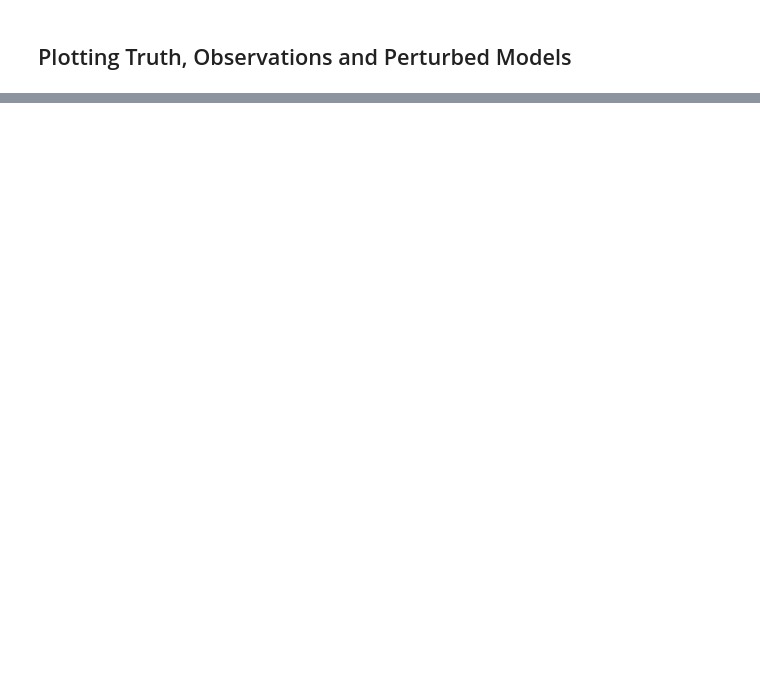
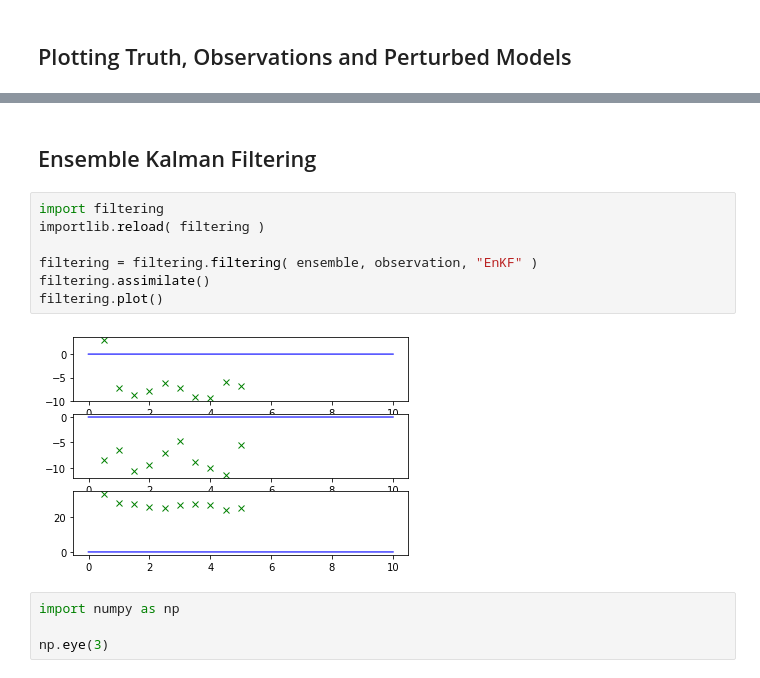
Before and after one commit to FlorianBeiser/Lorenz63, a Jupyter notebook: assimilation.ipynb, the cells around one changed output, grey strips where cells are left out. Cells and saved outputs as stored; diff of their text form; blank space fills up the shorter version.

Commit message:
filtering added, enkf prepared

```diff
--- a/assimilation.ipynb
+++ b/assimilation.ipynb
@@ -62,0 +65,15 @@ xyzplots.plot()
+# %% [markdown]
+## Ensemble Kalman Filtering
+# %%
+import filtering
+importlib.reload( filtering )
+
+filtering = filtering.filtering( ensemble, observation, "EnKF" )
+filtering.assimilate()
+filtering.plot()
+# %% [output]
+[figure, added]
+# %%
+import numpy as np
+
+np.eye(3)
```
Also changed, not shown: parts of 5 cells of this notebook, 5 other files.
